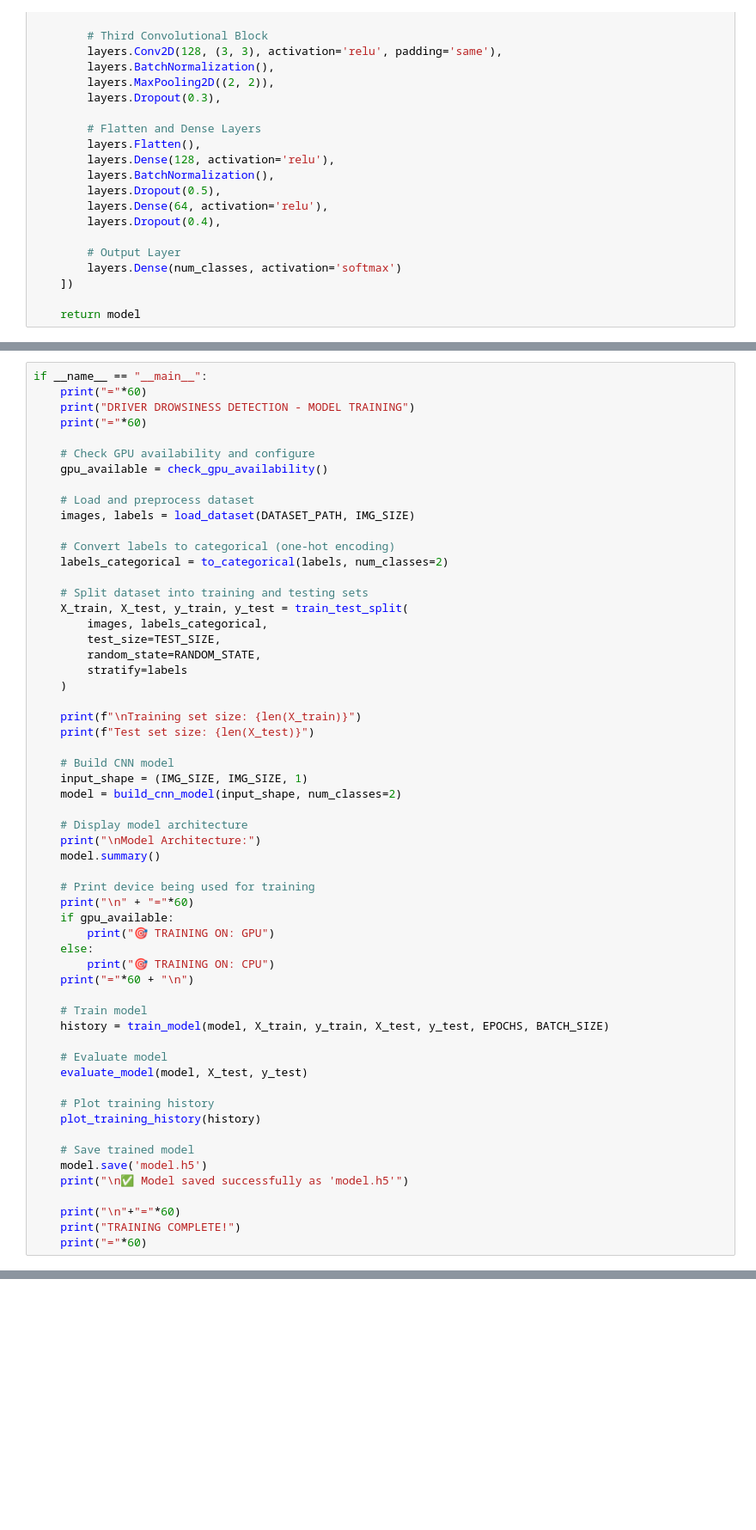
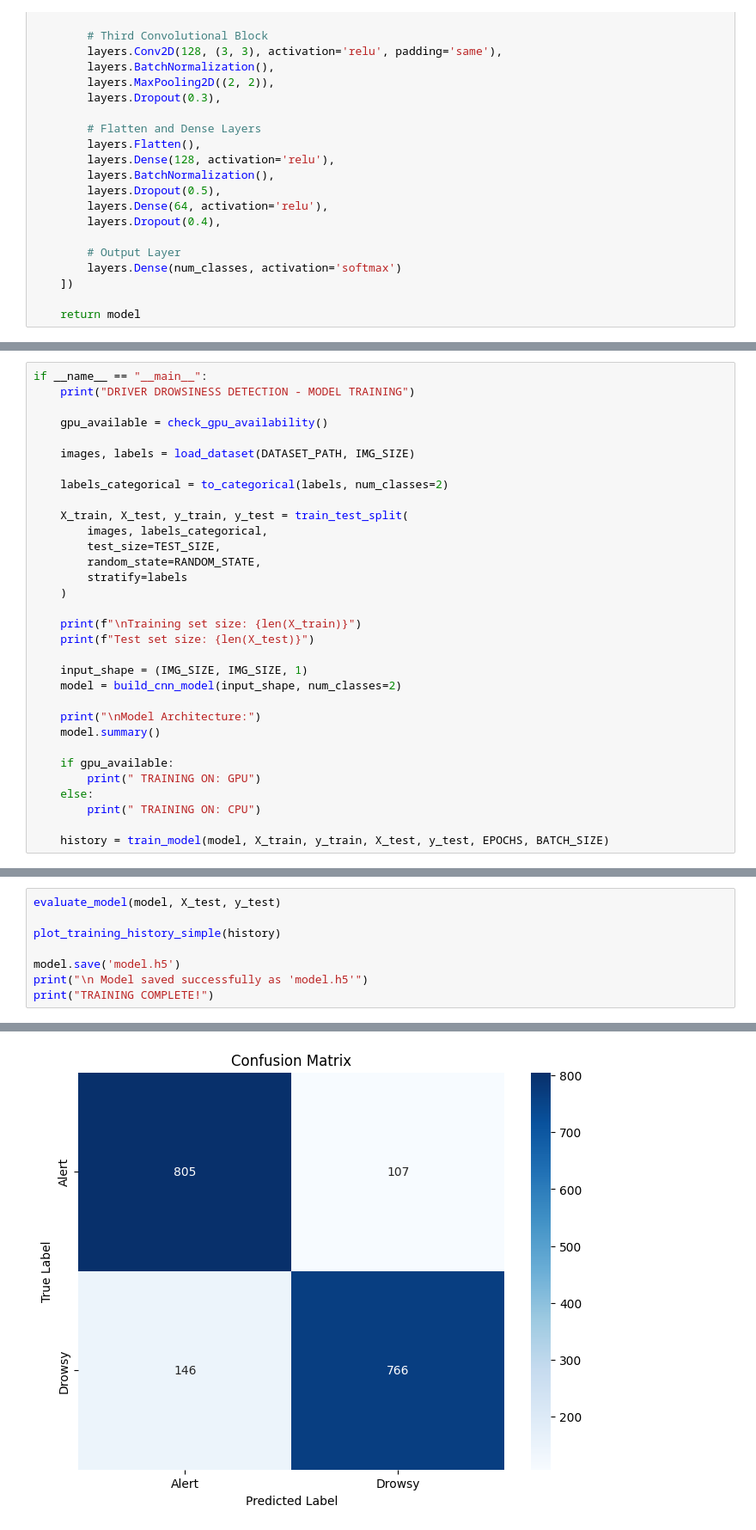
Before and after one commit to george-jose-07/driver_drowsiness_detection, a Jupyter notebook: model_notebbok.ipynb, the cells around one changed output, grey strips where cells are left out. Shown: that part at 86% size. Saved outputs shown, nothing was run; the diff lists cells and outputs as text; blank space fills up the shorter version.

```diff
--- a/model_notebbok.ipynb
+++ b/model_notebbok.ipynb
@@ -250,19 +227,13 @@ def plot_training_history(history):
 # %%
 if __name__ == "__main__":
-    print("="*60)
     print("DRIVER DROWSINESS DETECTION - MODEL TRAINING")
-    print("="*60)
 
-    # Check GPU availability and configure
     gpu_available = check_gpu_availability()
 
-    # Load and preprocess dataset
     images, labels = load_dataset(DATASET_PATH, IMG_SIZE)
 
-    # Convert labels to categorical (one-hot encoding)
     labels_categorical = to_categorical(labels, num_classes=2)
 
-    # Split dataset into training and testing sets
     X_train, X_test, y_train, y_test = train_test_split(
         images, labels_categorical,
         test_size=TEST_SIZE,
@@ -273,36 +244,16 @@ if __name__ == "__main__":
     print(f"\nTraining set size: {len(X_train)}")
     print(f"Test set size: {len(X_test)}")
 
-    # Build CNN model
     input_shape = (IMG_SIZE, IMG_SIZE, 1)
     model = build_cnn_model(input_shape, num_classes=2)
 
-    # Display model architecture
     print("\nModel Architecture:")
     model.summary()
 
-    # Print device being used for training
-    print("\n" + "="*60)
     if gpu_available:
-        print("🎯 TRAINING ON: GPU")
+        print(" TRAINING ON: GPU")
     else:
-        print("🎯 TRAINING ON: CPU")
-    print("="*60 + "\n")
+        print(" TRAINING ON: CPU")
 
-    # Train model
     history = train_model(model, X_train, y_train, X_test, y_test, EPOCHS, BATCH_SIZE)
-
-    # Evaluate model
-    evaluate_model(model, X_test, y_test)
-
-    # Plot training history
-    plot_training_history(history)
-
-    # Save trained model
-    model.save('model.h5')
-    print("\n✅ Model saved successfully as 'model.h5'")
-
-    print("\n"+"="*60)
-    print("TRAINING COMPLETE!")
-    print("="*60)
 # %% [output]
@@ -335,0 +277,9 @@ TRAINING COMPLETE!
+# %%
+evaluate_model(model, X_test, y_test)
+
+plot_training_history_simple(history)
+
+model.save('model.h5')
+print("\n Model saved successfully as 'model.h5'")
+print("TRAINING COMPLETE!")
+# %% [output]
@@ -335,0 +300 @@ TRAINING COMPLETE!
+[figure, added]
```
Also changed, not shown: parts of 8 cells of this notebook, 5 other files.
